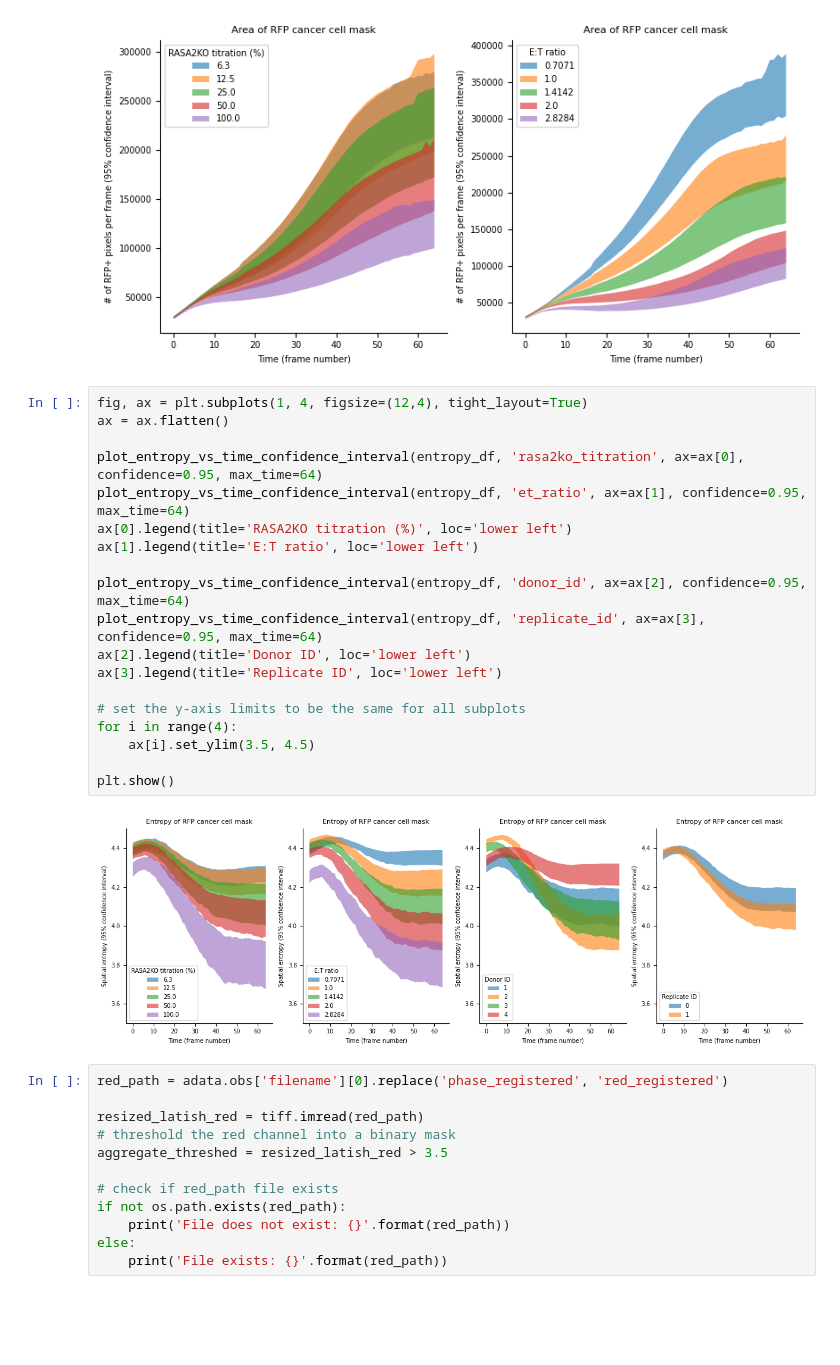
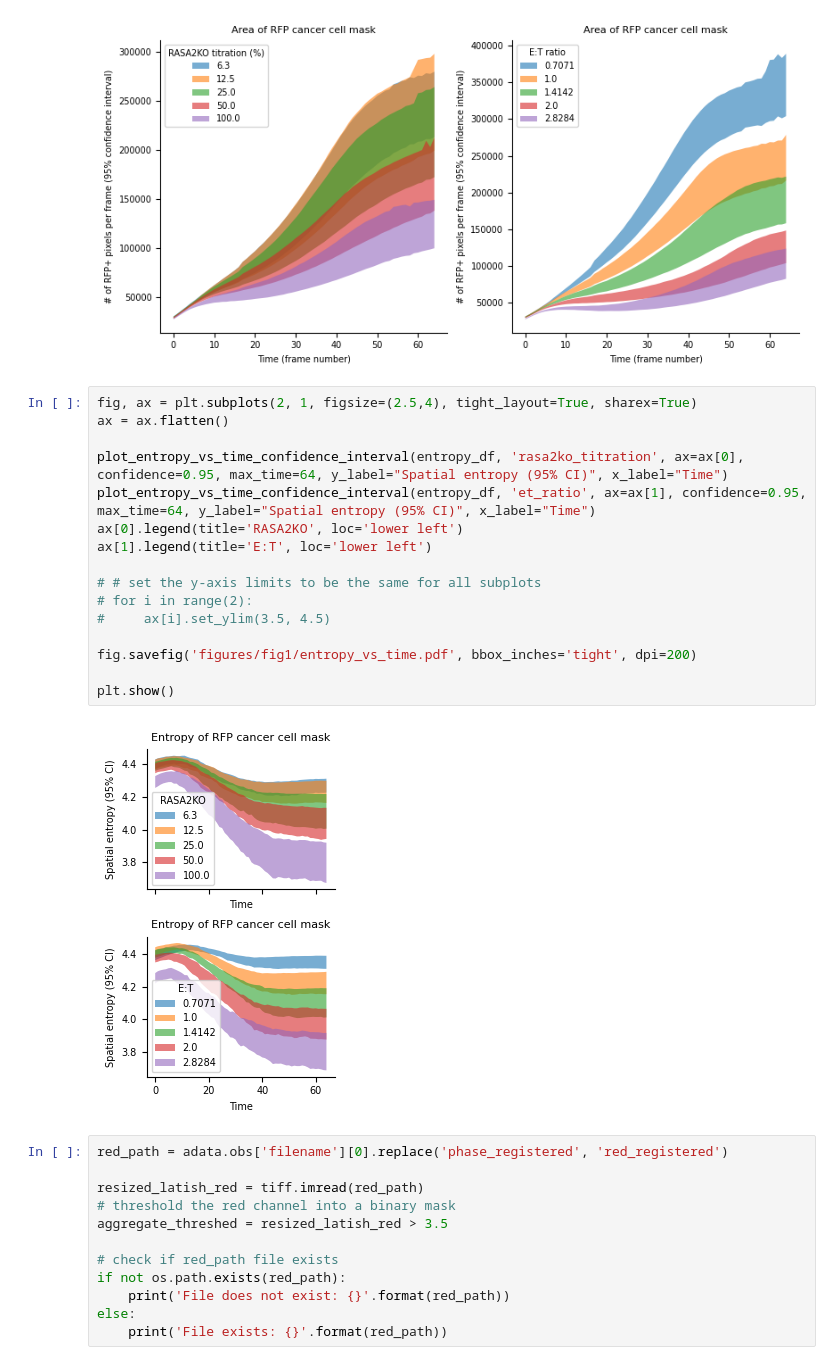
Before and after one commit to bee-hive/sflcba, a Jupyter notebook: entropy_analysis.ipynb, the cells around one changed output. Drawn from its saved outputs; the diff is of its cells as text; blank space fills up the shorter version.

Commit message:
save panels for figs 1-2 as PDFs to make illustrator figures

```diff
--- a/entropy_analysis.ipynb
+++ b/entropy_analysis.ipynb
@@ -204,26 +205,23 @@ plt.show()
 [figure]
 [figure]
 # %%
-fig, ax = plt.subplots(1, 4, figsize=(12,4), tight_layout=True)
+fig, ax = plt.subplots(2, 1, figsize=(2.5,4), tight_layout=True, sharex=True)
 ax = ax.flatten()
 
-plot_entropy_vs_time_confidence_interval(entropy_df, 'rasa2ko_titration', ax=ax[0], confidence=0.95, max_time=64)
-plot_entropy_vs_time_confidence_interval(entropy_df, 'et_ratio', ax=ax[1], confidence=0.95, max_time=64)
-ax[0].legend(title='RASA2KO titration (%)', loc='lower left')
-ax[1].legend(title='E:T ratio', loc='lower left')
+plot_entropy_vs_time_confidence_interval(entropy_df, 'rasa2ko_titration', ax=ax[0], confidence=0.95, max_time=64, y_label="Spatial entropy (95% CI)", x_label="Time")
+plot_entropy_vs_time_confidence_interval(entropy_df, 'et_ratio', ax=ax[1], confidence=0.95, max_time=64, y_label="Spatial entropy (95% CI)", x_label="Time")
+ax[0].legend(title='RASA2KO', loc='lower left')
+ax[1].legend(title='E:T', loc='lower left')
 
-plot_entropy_vs_time_confidence_interval(entropy_df, 'donor_id', ax=ax[2], confidence=0.95, max_time=64)
-plot_entropy_vs_time_confidence_interval(entropy_df, 'replicate_id', ax=ax[3], confidence=0.95, max_time=64)
-ax[2].legend(title='Donor ID', loc='lower left')
-ax[3].legend(title='Replicate ID', loc='lower left')
+# # set the y-axis limits to be the same for all subplots
+# for i in range(2):
+#     ax[i].set_ylim(3.5, 4.5)
 
-# set the y-axis limits to be the same for all subplots
-for i in range(4):
-    ax[i].set_ylim(3.5, 4.5)
+fig.savefig('figures/fig1/entropy_vs_time.pdf', bbox_inches='tight', dpi=200)
 
 plt.show()
 # %% [output]
-[figure, old version]
+[figure, new version]
 # %%
 red_path = adata.obs['filename'][0].replace('phase_registered', 'red_registered')
 
```
Also changed, not shown: parts of 11 cells of this notebook.
